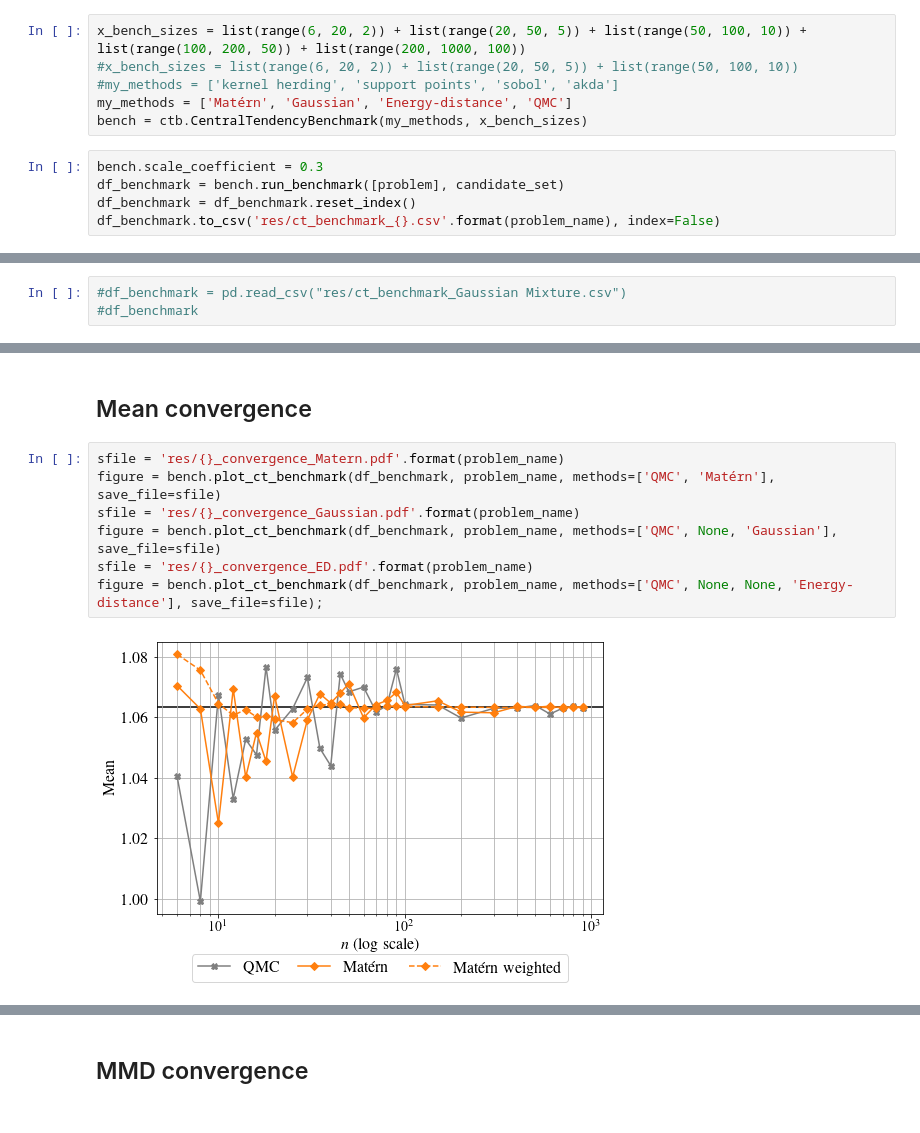
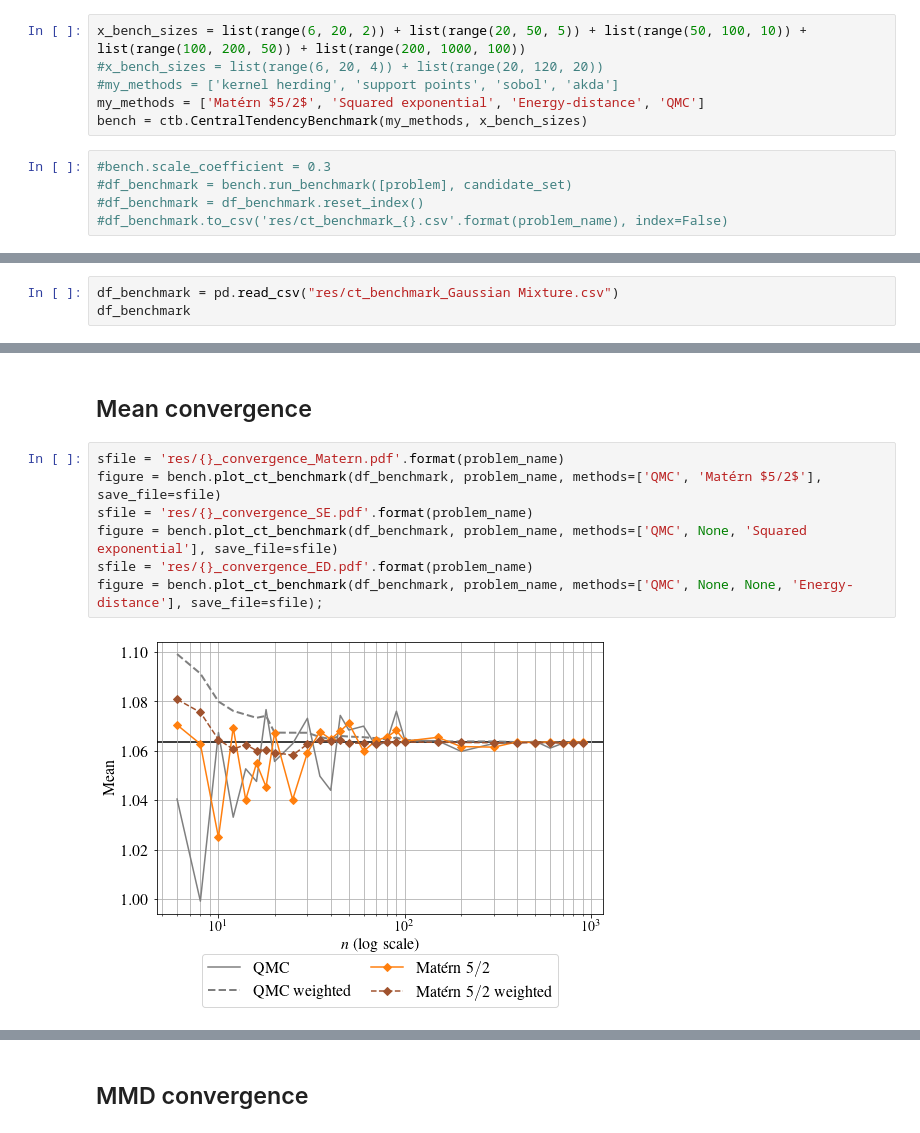
Before and after one commit to efekhari27/ctbenchmark, a Jupyter notebook: DataCentric/gaussian_mixture.ipynb, the cells around one changed output, grey strips where cells are left out. Saved outputs shown, nothing was run; the diff lists cells and outputs as text.

```diff
--- a/DataCentric/gaussian_mixture.ipynb
+++ b/DataCentric/gaussian_mixture.ipynb
@@ -87,12 +87,12 @@ plt.legend(loc='upper left');
 ## Benchmark
 # %%
 x_bench_sizes = list(range(6, 20, 2)) + list(range(20, 50, 5)) + list(range(50, 100, 10)) + list(range(100, 200, 50)) + list(range(200, 1000, 100))
-#x_bench_sizes = list(range(6, 20, 2)) + list(range(20, 50, 5)) + list(range(50, 100, 10))
+#x_bench_sizes = list(range(6, 20, 4)) + list(range(20, 120, 20))
 #my_methods = ['kernel herding', 'support points', 'sobol', 'akda']
-my_methods = ['Matérn', 'Gaussian', 'Energy-distance', 'QMC']
+my_methods = ['Matérn $5/2$', 'Squared exponential', 'Energy-distance', 'QMC']
 bench = ctb.CentralTendencyBenchmark(my_methods, x_bench_sizes)
 # %%
-bench.scale_coefficient = 0.3
-df_benchmark = bench.run_benchmark([problem], candidate_set)
-df_benchmark = df_benchmark.reset_index()
-df_benchmark.to_csv('res/ct_benchmark_{}.csv'.format(problem_name), index=False)
+#bench.scale_coefficient = 0.3
+#df_benchmark = bench.run_benchmark([problem], candidate_set)
+#df_benchmark = df_benchmark.reset_index()
+#df_benchmark.to_csv('res/ct_benchmark_{}.csv'.format(problem_name), index=False)
@@ -108,3 +99,3 @@ DONE: problem=Gaussian Mixture | method=Matérn
 # %%
-#df_benchmark = pd.read_csv("res/ct_benchmark_Gaussian Mixture.csv")
-#df_benchmark
+df_benchmark = pd.read_csv("res/ct_benchmark_Gaussian Mixture.csv")
+df_benchmark
@@ -112,10 +117,10 @@ DONE: problem=Gaussian Mixture | method=Matérn
 ## Mean convergence
 # %%
 sfile = 'res/{}_convergence_Matern.pdf'.format(problem_name)
-figure = bench.plot_ct_benchmark(df_benchmark, problem_name, methods=['QMC', 'Matérn'], save_file=sfile)
-sfile = 'res/{}_convergence_Gaussian.pdf'.format(problem_name)
-figure = bench.plot_ct_benchmark(df_benchmark, problem_name, methods=['QMC', None, 'Gaussian'], save_file=sfile)
+figure = bench.plot_ct_benchmark(df_benchmark, problem_name, methods=['QMC', 'Matérn $5/2$'], save_file=sfile)
+sfile = 'res/{}_convergence_SE.pdf'.format(problem_name)
+figure = bench.plot_ct_benchmark(df_benchmark, problem_name, methods=['QMC', None, 'Squared exponential'], save_file=sfile)
 sfile = 'res/{}_convergence_ED.pdf'.format(problem_name)
 figure = bench.plot_ct_benchmark(df_benchmark, problem_name, methods=['QMC', None, None, 'Energy-distance'], save_file=sfile);
 # %% [output]
-[figure, old version]
+[figure, new version]
```
Also changed, not shown: parts of 7 cells of this notebook, 32 other files.
